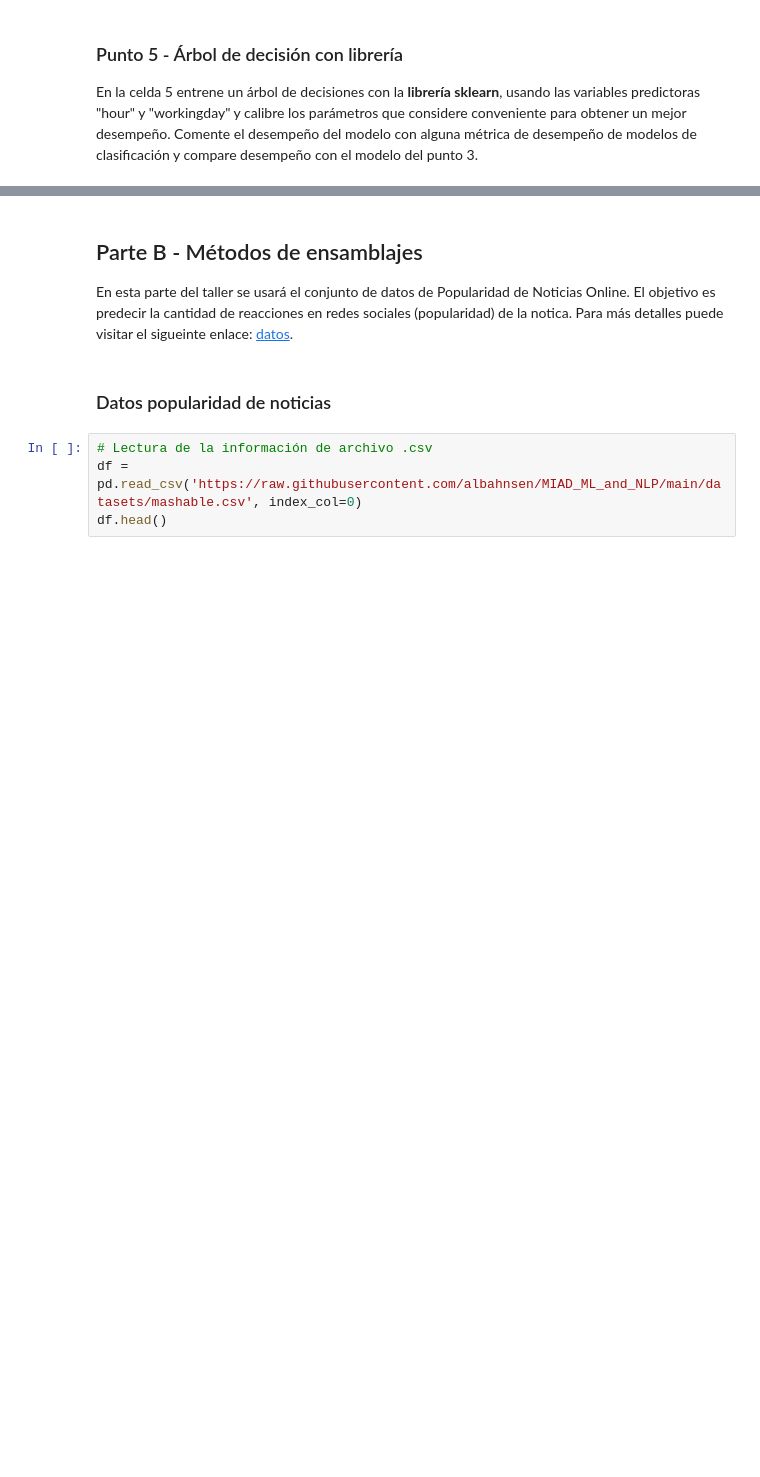
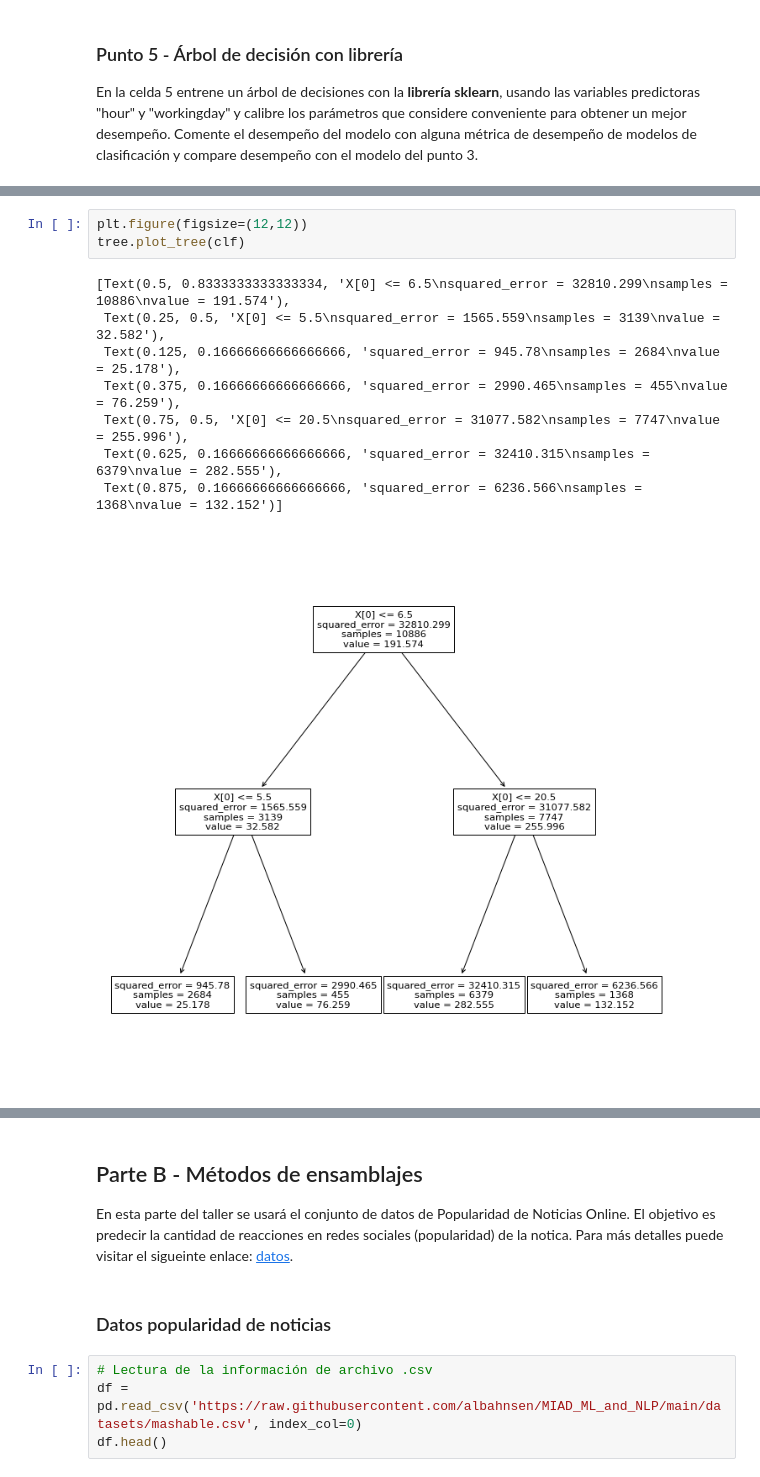
Before and after one commit to jboca-andes/MIAD_ML_and_NLP, a Jupyter notebook: Semana 1/S1TC1_arboles_ensamblajes.ipynb, the cells around one changed output, grey strips where cells are left out. Cells and saved outputs as stored; diff of their text form; blank space fills up the shorter version.

```diff
--- a/Semana 1/S1TC1_arboles_ensamblajes.ipynb
+++ b/Semana 1/S1TC1_arboles_ensamblajes.ipynb
@@ -438,0 +334,12 @@ En la celda 5 entrene un árbol de decisiones con la **librería sklearn**, usan
+# %%
+plt.figure(figsize=(12,12))
+tree.plot_tree(clf)
+# %% [output]
+[Text(0.5, 0.8333333333333334, 'X[0] <= 6.5\nsquared_error = 32810.299\nsamples = 10886\nvalue = 191.574'),
+ Text(0.25, 0.5, 'X[0] <= 5.5\nsquared_error = 1565.559\nsamples = 3139\nvalue = 32.582'),
+ Text(0.125, 0.16666666666666666, 'squared_error = 945.78\nsamples = 2684\nvalue = 25.178'),
+ Text(0.375, 0.16666666666666666, 'squared_error = 2990.465\nsamples = 455\nvalue = 76.259'),
+ Text(0.75, 0.5, 'X[0] <= 20.5\nsquared_error = 31077.582\nsamples = 7747\nvalue = 255.996'),
+ Text(0.625, 0.16666666666666666, 'squared_error = 32410.315\nsamples = 6379\nvalue = 282.555'),
+ Text(0.875, 0.16666666666666666, 'squared_error = 6236.566\nsamples = 1368\nvalue = 132.152')]
+[figure, added]
```
Also changed, not shown: parts of 19 cells of this notebook.
